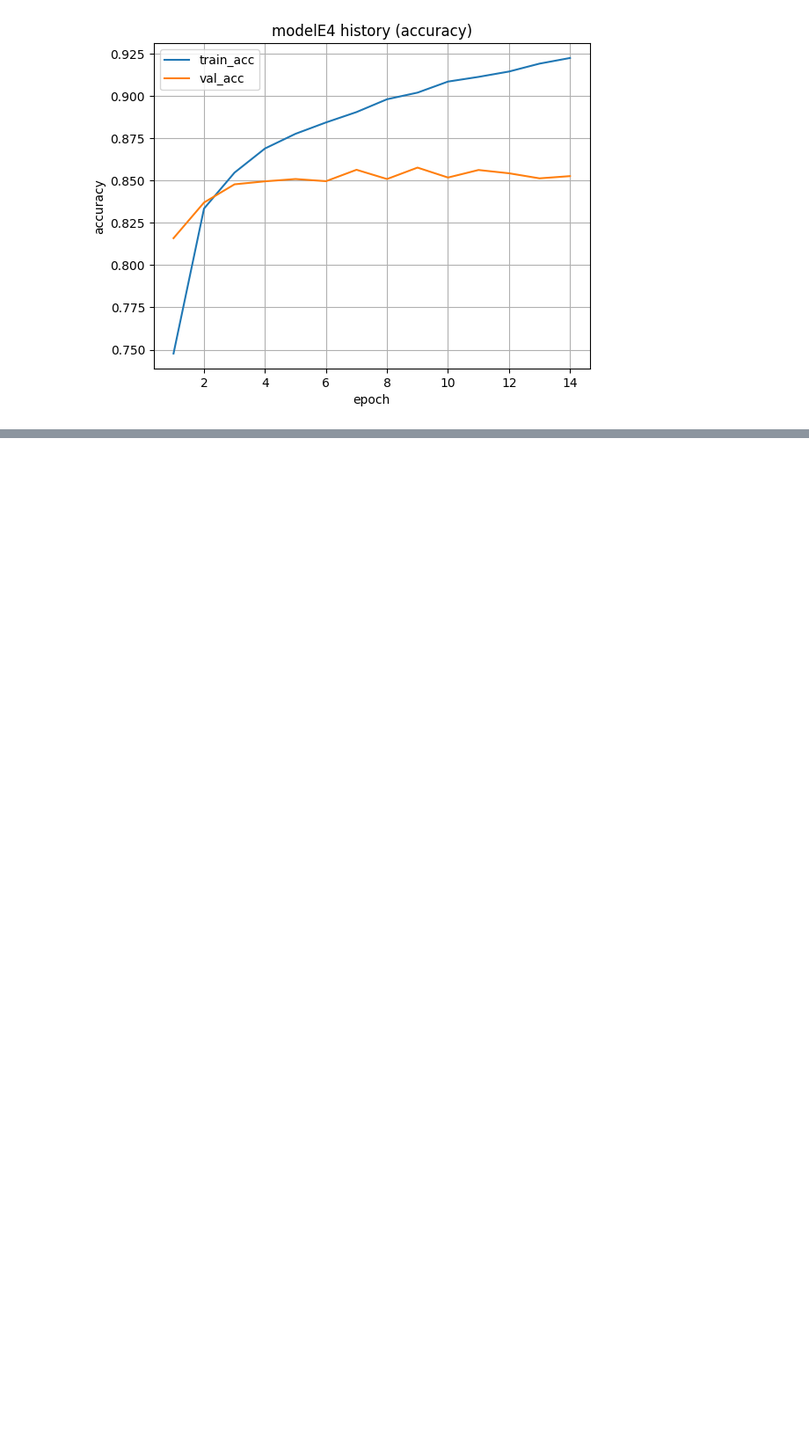
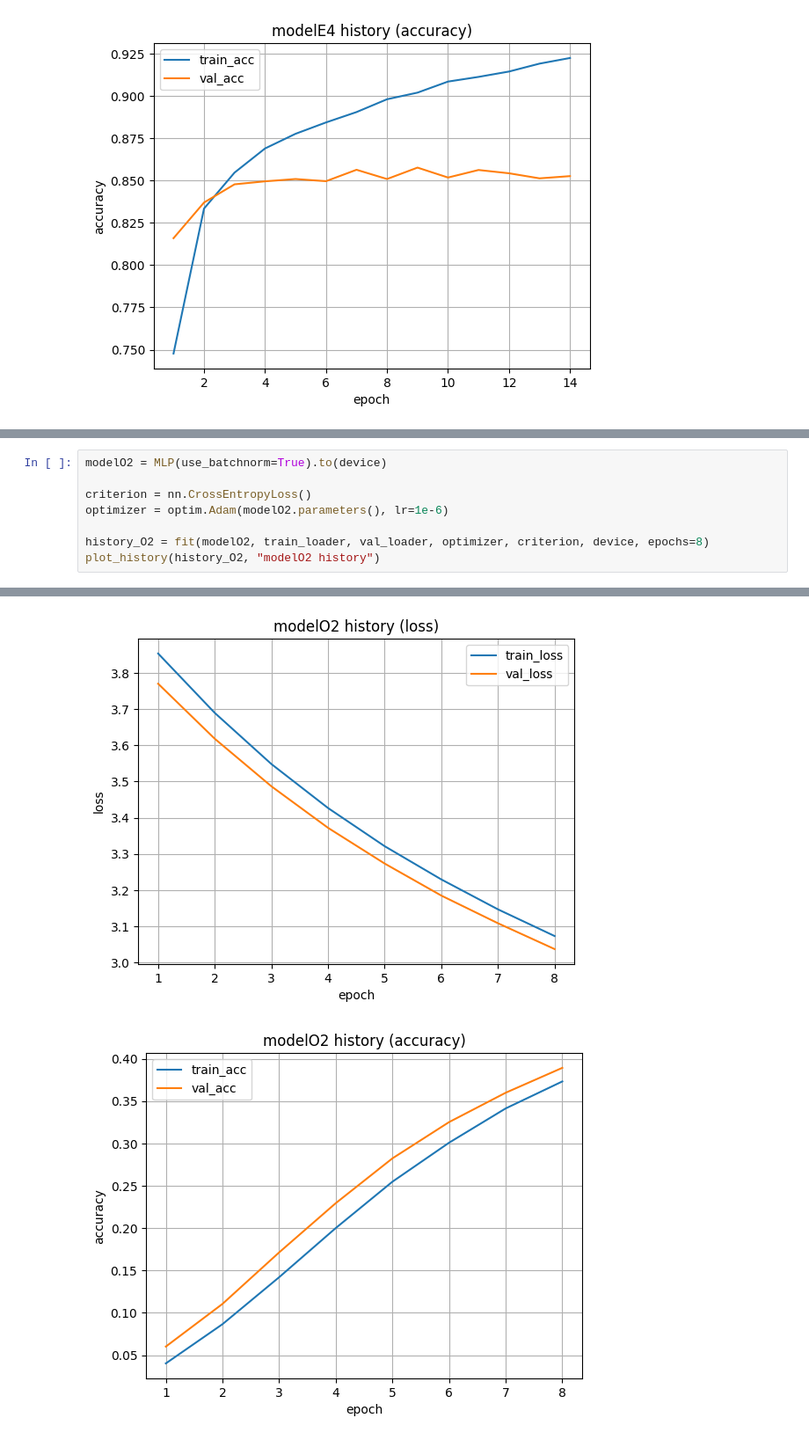
Before and after one commit to kA4errGa/AIEngineering_CoursMIREA, a Jupyter notebook: homeworks/HW08-09/HW08-09.ipynb, the cells around one changed output, grey strips where cells are left out. Shown at 88% size. Drawn from its saved outputs; the diff is of its cells as text; blank space fills up the shorter version.

```diff
--- a/homeworks/HW08-09/HW08-09.ipynb
+++ b/homeworks/HW08-09/HW08-09.ipynb
@@ -418,0 +468,9 @@ with open("./artifacts/best_config.json", "w") as f:
+# %%
+modelO2 = MLP(use_batchnorm=True).to(device)
+
+criterion = nn.CrossEntropyLoss()
+optimizer = optim.Adam(modelO2.parameters(), lr=1e-6)
+
+history_O2 = fit(modelO2, train_loader, val_loader, optimizer, criterion, device, epochs=8)
+plot_history(history_O2, "modelO2 history")
+# %% [output]
@@ -418,0 +485,2 @@ with open("./artifacts/best_config.json", "w") as f:
+[figure, added]
+[figure, added]
```
Also changed, not shown: parts of 10 cells of this notebook, 5 other files.
